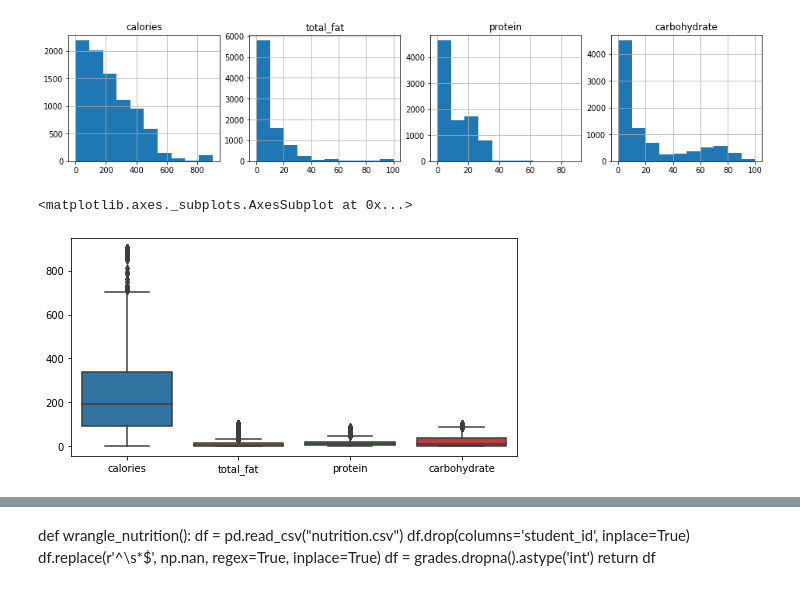
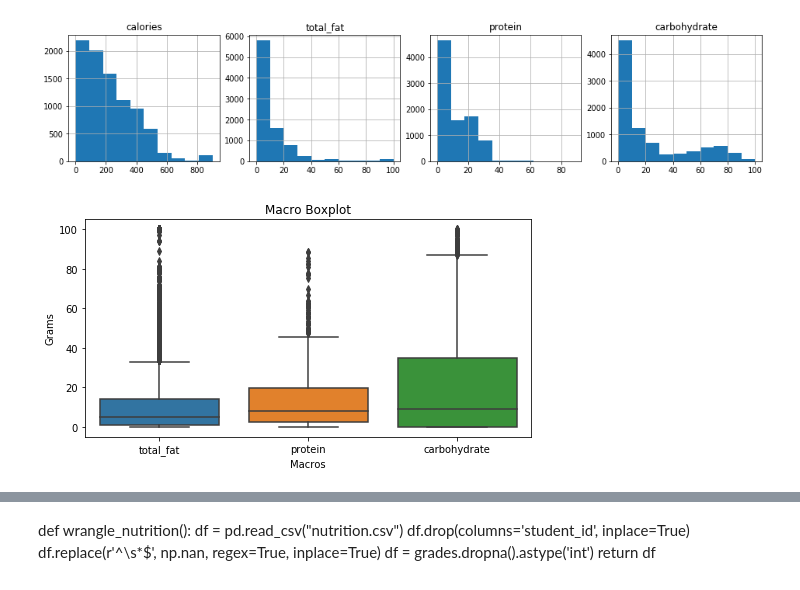
Before and after one commit to dbojado/Keto-Diet-Project, a Jupyter notebook: MVP.ipynb, the cells around one changed output, grey strips where cells are left out. Drawn from its saved outputs; the diff is of its cells as text; code cells hidden in the pictures.

```diff
--- a/MVP.ipynb
+++ b/MVP.ipynb
@@ -193,8 +229,12 @@ for i, col in enumerate(['calories', 'total_fat', 'protein', 'carbohydrate']):
 # %% [output]
 [figure]
 # %%
+# Dropped calories because we're only interested in macros
 plt.figure(figsize=(8,4))
-sns.boxplot(data=df.drop(columns=['food_item']))
+sns.boxplot(data=df.drop(columns=['food_item', 'calories']))
+plt.title('Macro Boxplot')
+plt.xlabel('Macros')
+plt.ylabel('Grams')
+plt.show()
 # %% [output]
-<matplotlib.axes._subplots.AxesSubplot at 0x...>
-[figure, old version]
+[figure, new version]
```
Also changed, not shown: parts of 37 cells of this notebook.
